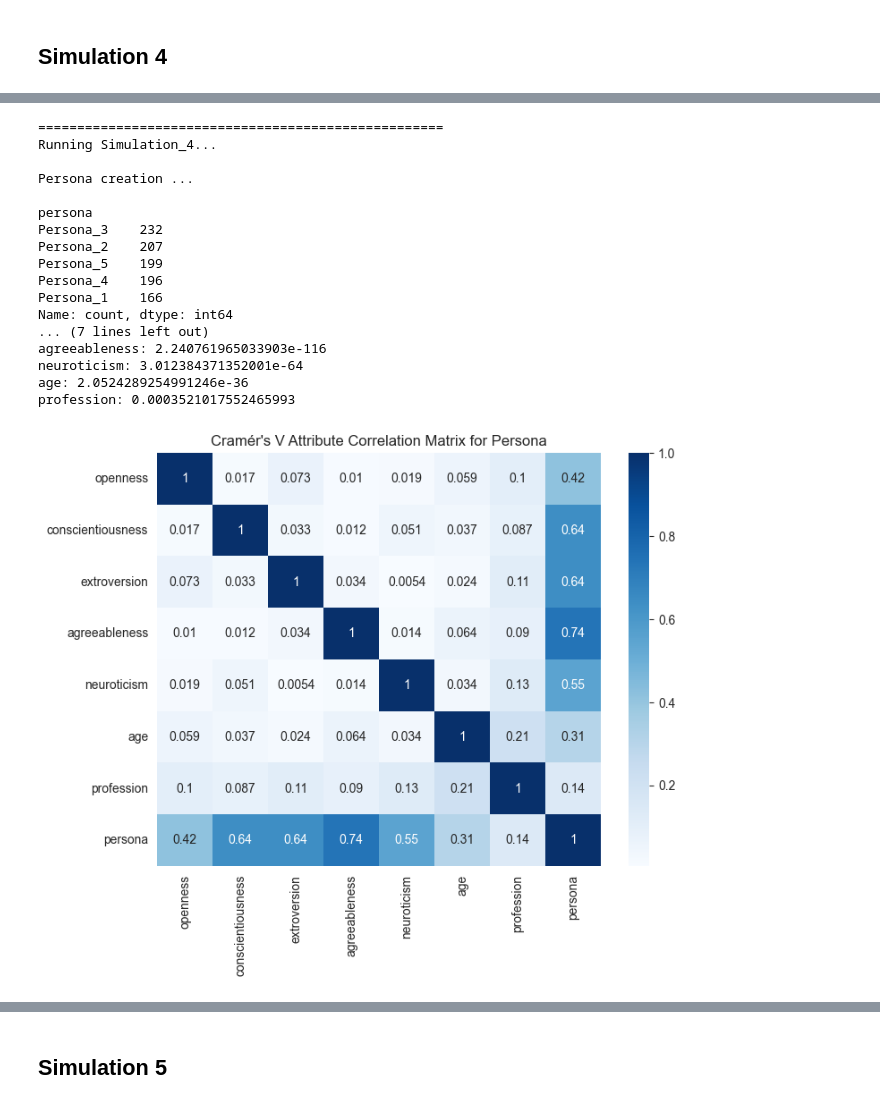
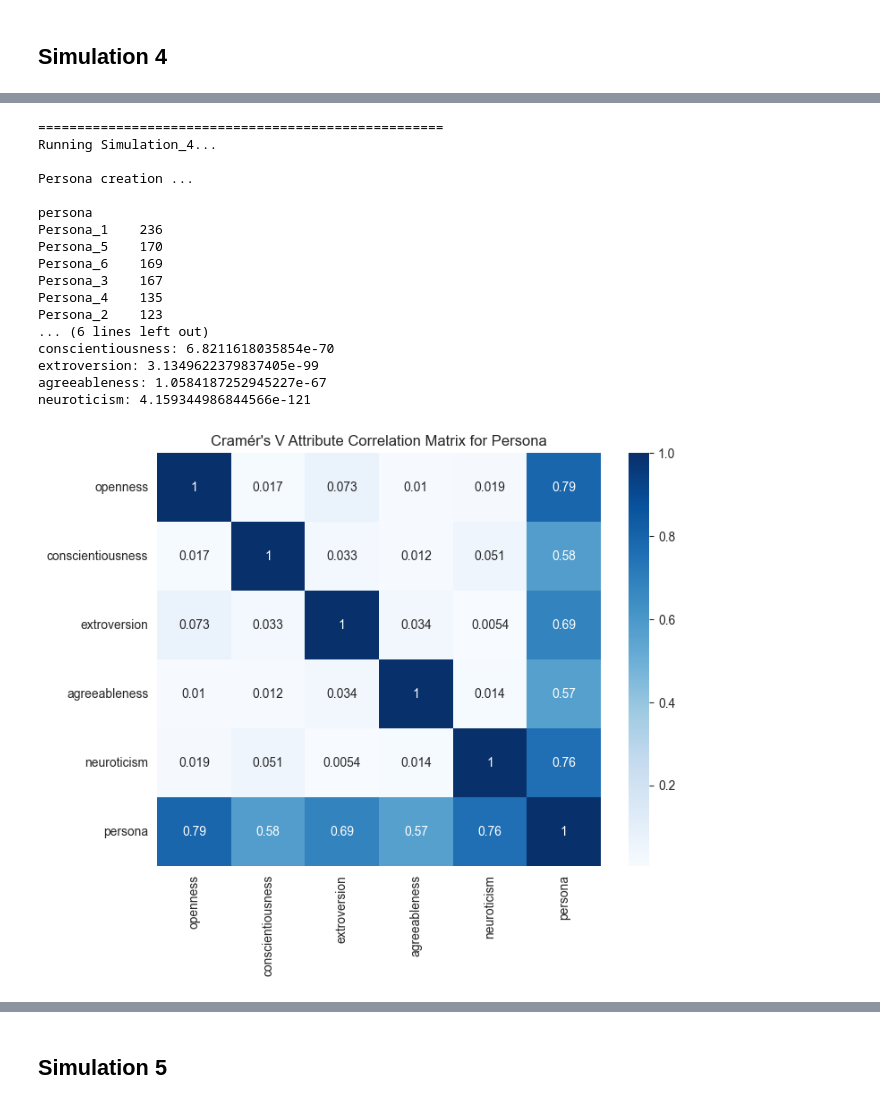
Before and after one commit to MagdalenaWilk/Personality-Driven_Behaviour_in_Synthetic_Social_Networks, a Jupyter notebook: analysis_set1_follow.ipynb, the cells around one changed output, grey strips where cells are left out. Saved outputs shown, nothing was run; the diff lists cells and outputs as text; code cells hidden in the pictures.

```diff
--- a/analysis_set1_follow.ipynb
+++ b/analysis_set1_follow.ipynb
@@ -17,15 +22,15 @@ import matplotlib.pyplot as plt
 # %%
-conn3 = sqlite3.connect("data/experiment_set_1/database_server_3.db")
-conn4 = sqlite3.connect("data/experiment_set_1/database_server_4.db")
-conn5 = sqlite3.connect("data/experiment_set_1/database_server_5.db")
+conn3 = sqlite3.connect("data/exp_set_1/database_server_3.db")
+conn4 = sqlite3.connect("data/exp_set_1/database_server_4.db")
+conn5 = sqlite3.connect("data/exp_set_1/database_server_5.db")
 
-connb1 = sqlite3.connect("data/experiment_set_1/database_server_b1.db")
-connb2 = sqlite3.connect("data/experiment_set_1/database_server_b2.db")
-connb3 = sqlite3.connect("data/experiment_set_1/database_server_b3.db")
+connb1 = sqlite3.connect("data/exp_set_1/database_server_b1.db")
+connb2 = sqlite3.connect("data/exp_set_1/database_server_b2.db")
+connb3 = sqlite3.connect("data/exp_set_1/database_server_b3.db")
 # %% [markdown]
 ## Simulation b1
 # %%
-features_cols = ['openness', 'conscientiousness', 'extroversion', 'agreeableness', 'neuroticism', 'age', 'profession']
+features_cols = ['openness', 'conscientiousness', 'extroversion', 'agreeableness', 'neuroticism']#, 'age', 'profession']
 # %%
 personaeb1, features_df_b1, followb1 = run_simulation_preprocessing(connb1, label='Simulation_b1', feature_cols=features_cols)
 # %% [output]
@@ -340,7 +427,7 @@ summary_3
 # %% [markdown]
 ## Simulation 4
 # %%
-personae, features_df, follow = run_simulation_preprocessing(conn4, label='Simulation_4', feature_cols=features_cols)
+personae_4, features_df, follow = run_simulation_preprocessing(conn4, label='Simulation_4', feature_cols=features_cols)
 # %% [output]
 ====================================================
 Running Simulation_4...
@@ -363,27 +450,27 @@ k=9 silhouette=0.1170
 Done!
 # %%
-k_best = 5
+k_best = 6
 
-description_4, persona_dict = cluster_persona_and_analyse(personae, features_df, k_best, label='Simulation_4', feature_cols=features_cols)
+description_4, persona_dict = cluster_persona_and_analyse(personae_4, features_df, k_best, label='Simulation_4', feature_cols=features_cols)
 # %% [output]
 ====================================================
 Running Simulation_4...
 
 Persona creation ...
 
 persona
-Persona_3    232
-Persona_2    207
-Persona_5    199
-Persona_4    196
-Persona_1    166
-Name: count, dtype: int64
-... (7 lines left out)
-agreeableness: 2.240761965033903e-116
-neuroticism: 3.012384371352001e-64
-age: 2.0524289254991246e-36
-profession: 0.0003521017552465993
+Persona_1    236
+Persona_5    170
+Persona_6    169
+Persona_3    167
+Persona_4    135
+Persona_2    123
+... (6 lines left out)
+conscientiousness: 6.8211618035854e-70
+extroversion: 3.1349622379837405e-99
+agreeableness: 1.0584187252945227e-67
+neuroticism: 4.159344986844566e-121
-[figure, old version]
+[figure, new version]
 # %%
 global_metrics_4, summary_4 = build_graph_and_analyse(follow, persona_dict, label='Simulation_4')
 # %% [output]
```
Also changed, not shown: parts of 35 cells of this notebook, 3 other files.
